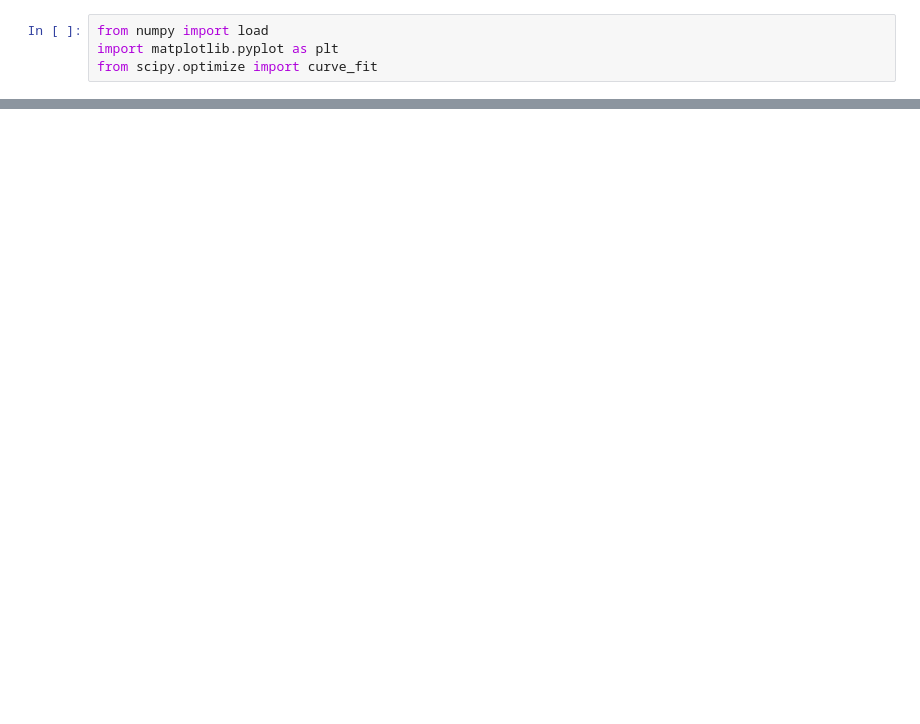
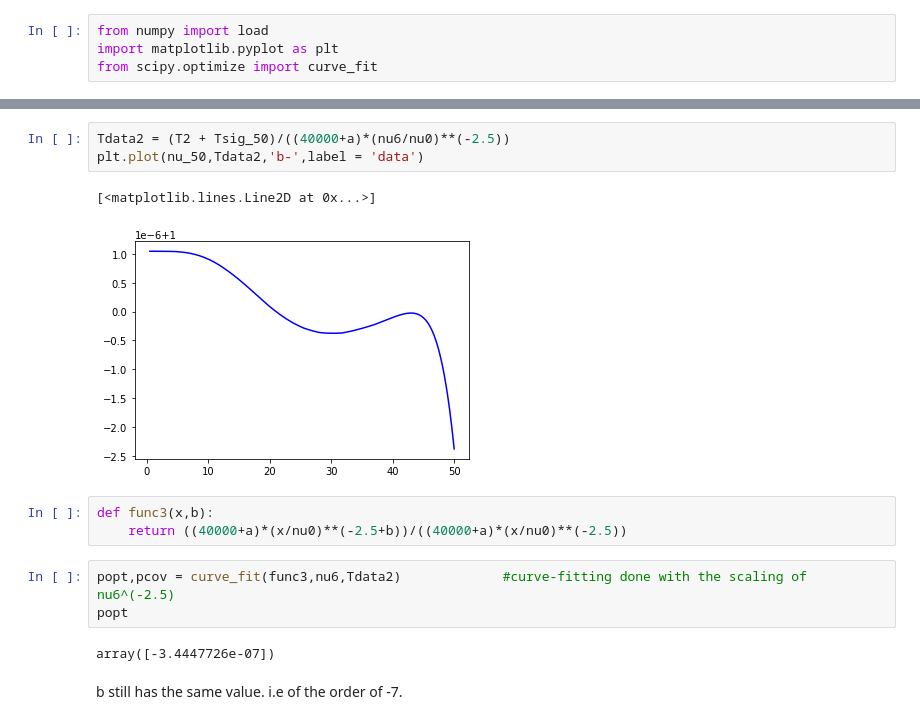
Before and after one commit to kssumanth27/Notebooks---signal, a Jupyter notebook: Power Law.ipynb, the cells around one changed output, grey strips where cells are left out. Saved outputs shown, nothing was run; the diff lists cells and outputs as text; blank space fills up the shorter version.

```diff
--- a/Power Law.ipynb
+++ b/Power Law.ipynb
@@ -79,0 +86,16 @@ Summing up my queries: How is it that plotting the same thing in 3 different way
+# %%
+Tdata2 = (T2 + Tsig_50)/((40000+a)*(nu6/nu0)**(-2.5))
+plt.plot(nu_50,Tdata2,'b-',label = 'data')
+# %% [output]
+[<matplotlib.lines.Line2D at 0x...>]
+[figure, added]
+# %%
+def func3(x,b):
+    return ((40000+a)*(x/nu0)**(-2.5+b))/((40000+a)*(x/nu0)**(-2.5))
+# %%
+popt,pcov = curve_fit(func3,nu6,Tdata2)             #curve-fitting done with the scaling of nu6^(-2.5)
+popt
+# %% [output]
+array([-3.4447726e-07])
+# %% [markdown]
+b still has the same value. i.e of the order of -7.
```
Also changed, not shown: parts of 13 cells of this notebook.
